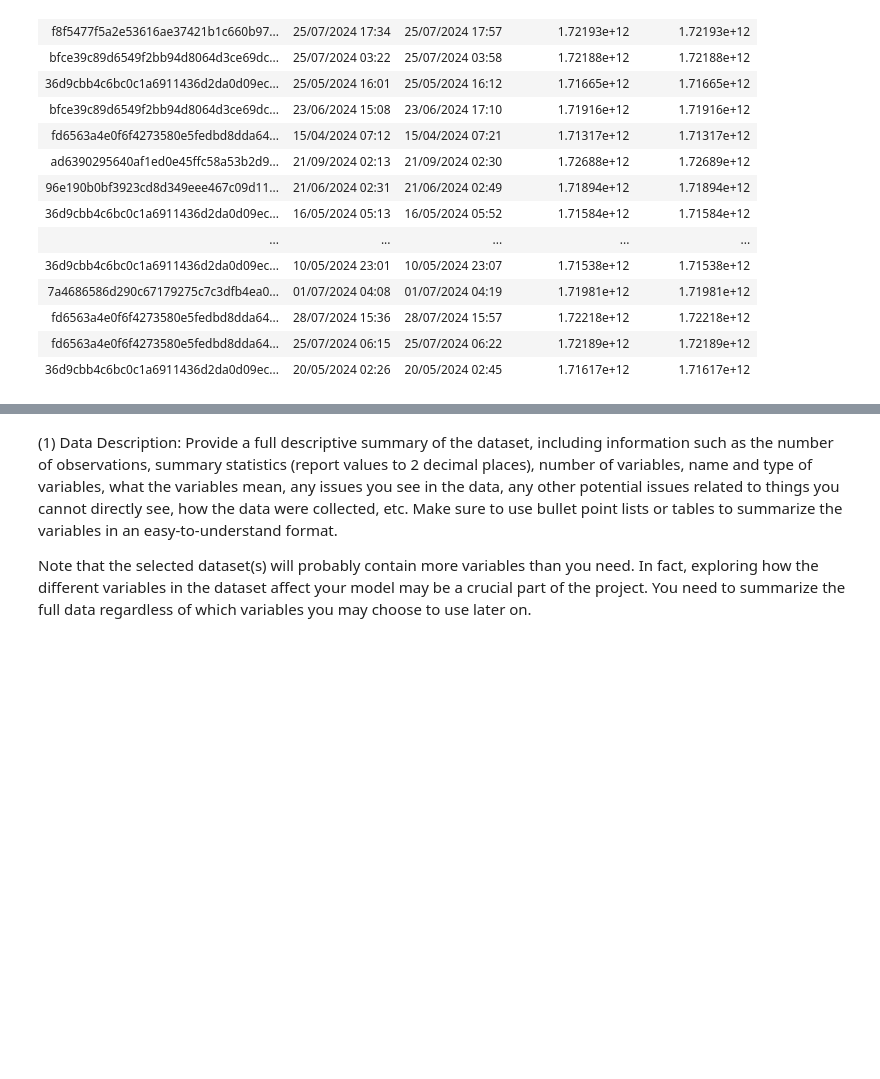
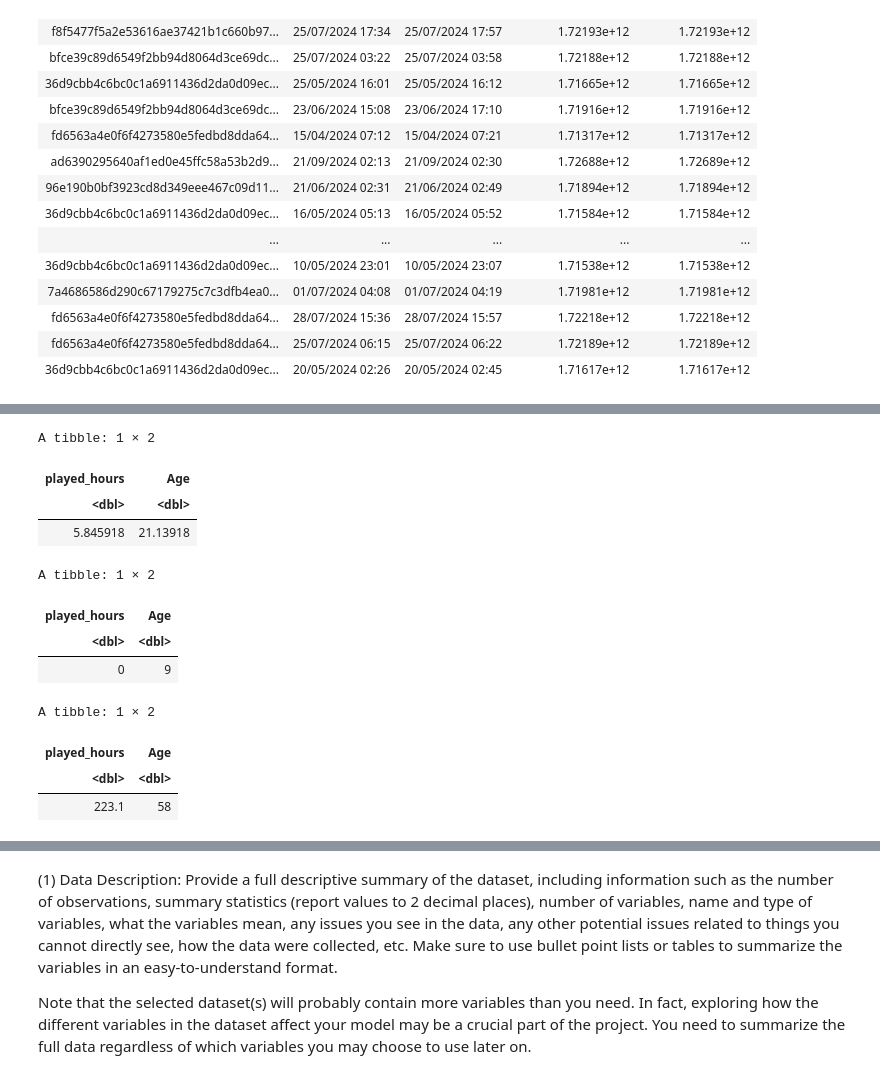
Before and after one commit to ty-ando/dsci100-project, a Jupyter notebook: PersonalProject.ipynb, the cells around one changed output, grey strips where cells are left out. Drawn from its saved outputs; the diff is of its cells as text; code cells hidden in the pictures; blank space fills up the shorter version.

```diff
--- a/PersonalProject.ipynb
+++ b/PersonalProject.ipynb
@@ -87,0 +100,26 @@ A spec_tbl_df: 1535 × 5
+# %%
+find_mean_players_data <- players_data |>
+                select(played_hours, Age) |>
+                map_dfr(mean, na.rm  = TRUE)
+find_min_players_data <- players_data |>
+                select(played_hours, Age) |>
+                map_dfr(min, na.rm  = TRUE)
+find_max_players_data <- players_data |>
+                select(played_hours, Age) |>
+                map_dfr(max, na.rm  = TRUE)
+find_mean_players_data
+find_min_players_data
+find_max_players_data
+# %% [output]
+A tibble: 1 × 2
+| played_hours | Age |
+| <dbl> | <dbl> |
+| 5.845918 | 21.13918 |
+A tibble: 1 × 2
+| played_hours | Age |
+| <dbl> | <dbl> |
+| 0 | 9 |
+A tibble: 1 × 2
+| played_hours | Age |
+| <dbl> | <dbl> |
+| 223.1 | 58 |
```
Also changed, not shown: parts of 3 cells of this notebook.
